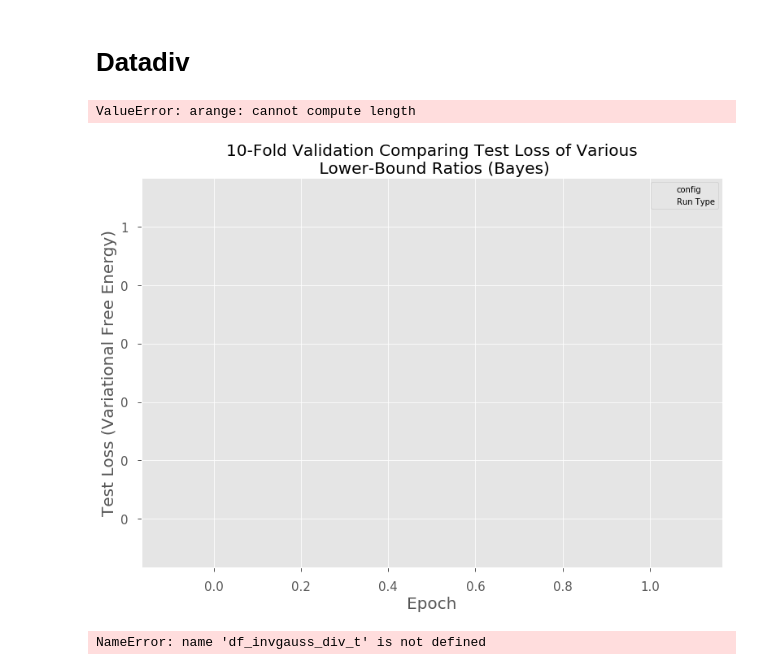
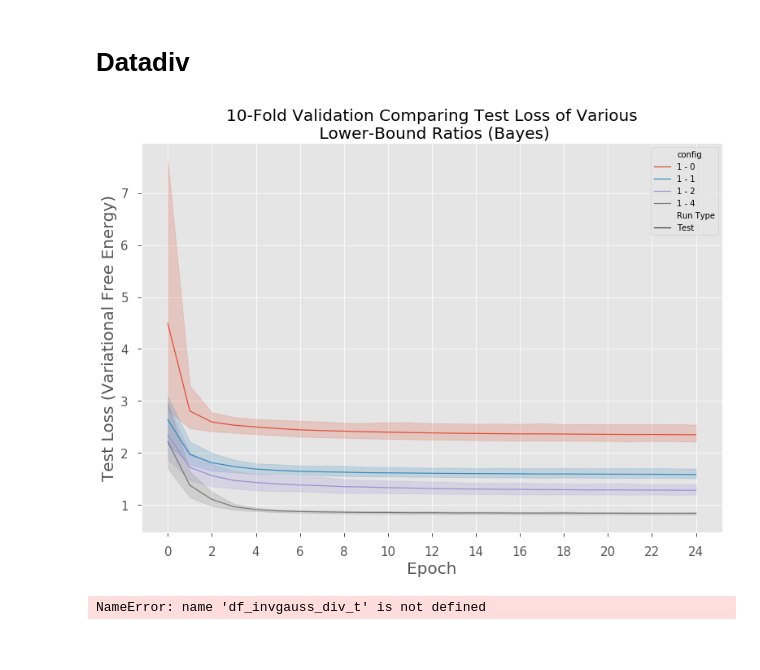
Before and after one commit to tuero/rocksndiamonds, a Jupyter notebook: src/ai/distnet/work_sheets/graphing.ipynb, the cells around one changed output. Drawn from its saved outputs; the diff is of its cells as text; code cells hidden in the pictures.

```diff
--- a/src/ai/distnet/work_sheets/graphing.ipynb
+++ b/src/ai/distnet/work_sheets/graphing.ipynb
@@ -167,7 +167,7 @@ graphCompareModelKS(data, dep_axis_title="KS Percent < 0.01", graph_title="NHLL
 # %% [output]
 [figure]
 # %%
-def graphCompareModelValidationLoss(data, dep_axis_title, graph_title, samps=None, scale=None, output_name=None):
+def graphCompareModelValidationLoss(data, dep_axis_title, graph_title, samps=None, scale=None, output_name=None, style="Run Type"):
     """
     Args:
         data (list): List of dataframe loss data for each model
@@ -183,7 +183,7 @@ def graphCompareModelValidationLoss(data, dep_axis_title, graph_title, samps=Non
         data = data[data['config'].str.contains('{}'.format(samps))]
     fig, ax = plt.subplots()
     ax.set_title(graph_title)
-    g = sns.lineplot(x="Epoch", y="Loss", hue="config", style="Run Type", data=data)
+    g = sns.lineplot(x="Epoch", y="Loss", hue="config", style=style, data=data)
     g.set(ylabel=dep_axis_title)
     ax.get_yaxis().set_major_formatter(tkr.FuncFormatter(lambda x, p: format(int(x), ',')))
     plt.xticks(np.arange(data['Epoch'].min(), data['Epoch'].max()+1, 2.0))
@@ -228,8 +228,8 @@ lbs = [0, 1, 2, 4]
 df_norm_ssl = getEmptyDataFrame()
 df_bayes_ssl = getEmptyDataFrame()
 
-norm_path = "../kfold_dfs/df_NORMAL_samp--1-lb-{}-div-1.pkl"
-bayes_path = "../kfold_dfs/df_BAYESIAN_samp--1-lb-{}-div-1.pkl"
+norm_path = "../kfold_dfs/df_NORMAL_samp--1-lb-{}-div-1_2.pkl"
+bayes_path = "../kfold_dfs/df_BAYESIAN_samp--1-lb-{}-div-1_2.pkl"
 
 # Join data
 for lb in lbs:
@@ -326,8 +338,8 @@ lbs = [0, 1, 2, 4]
 df_norm_div = getEmptyDataFrame()
 df_bayes_div = getEmptyDataFrame()
 
-norm_path = "../kfold_dfs/df_NORMAL_samp--1-lb-{}-div-{}.pkl"
-bayes_path = "../kfold_dfs/df_BAYESIAN_samp--1-lb-{}-div-{}.pkl"
+norm_path = "../kfold_dfs/df_NORMAL_samp--1-lb-{}-div-{}_2.pkl"
+bayes_path = "../kfold_dfs/df_BAYESIAN_samp--1-lb-{}-div-{}_2.pkl"
 
 # Join data
 for lb in lbs:
@@ -359,18 +371,17 @@ df_bayes_div_traintest = df_bayes_div[(df_bayes_div['Run Type'] == "Test") | (df
 # %%
 # data_ver = df_lognormal_div_ks
 # data_ver = df_invgauss_div_ks
 # data_ver = df_bayes_div_traintest[df_bayes_div_traintest['Epoch'] != 0]
 # bayes_ks_constant_data
-data_ver = df_bayes_ssl_test
+data_ver = df_norm_div_test
 data_ver = data_ver.replace('samp--1-lb-0-div-1', '1 - 0')
 data_ver = data_ver.replace('samp--1-lb-1-div-2', '1 - 1')
 data_ver = data_ver.replace('samp--1-lb-2-div-3', '1 - 2')
 data_ver = data_ver.replace('samp--1-lb-4-div-5', '1 - 4')
 graphCompareModelValidationLoss(data_ver, dep_axis_title="Test Loss (Variational Free Energy)", graph_title="10-Fold Validation Comparing Test Loss of Various\n Lower-Bound Ratios (Bayes)",
                                samps=None, scale=False, output_name="test")
 # %% [output]
-ValueError: arange: cannot compute length
-[figure, old version]
+[figure, new version]
 # %%
 # data_ver = df_lognormal_div_test
 data_ver = df_invgauss_div_test
```
Also changed, not shown: parts of 5 cells of this notebook, 17 other files.
